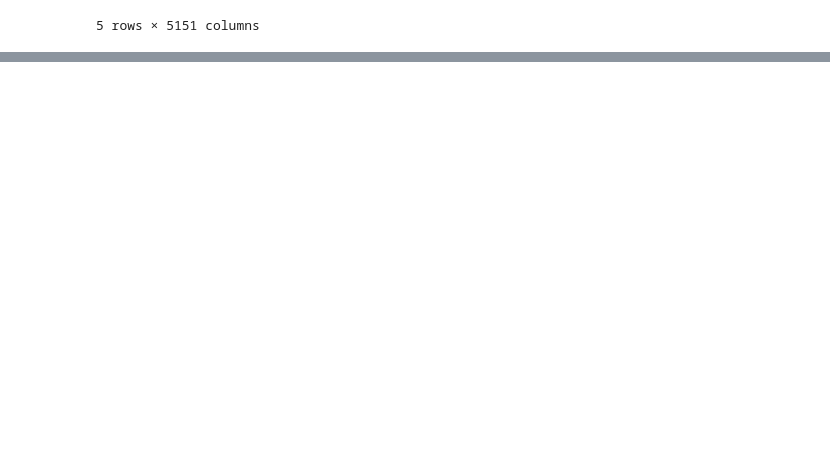
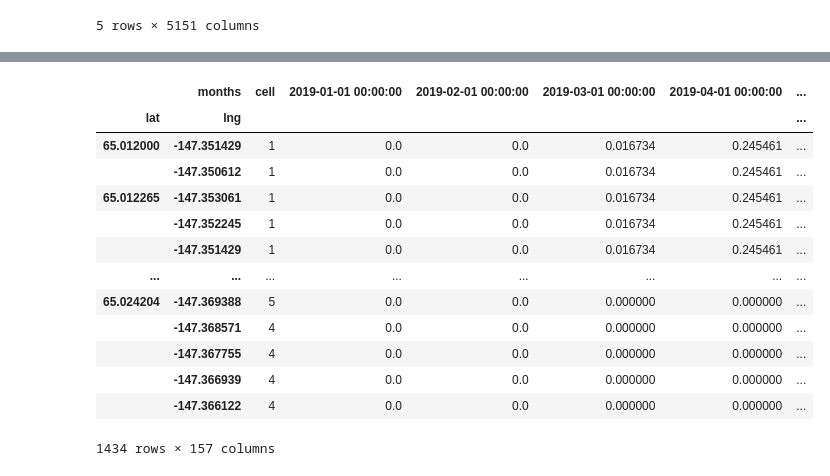
Before and after one commit to ChiefMetDing/FK_HL_Model_Remake, a Jupyter notebook: Scripts/py/recovery_calc.ipynb, the cells around one changed output, grey strips where cells are left out. Cells and saved outputs as stored; diff of their text form; code cells hidden in the pictures; blank space fills up the shorter version.

```diff
--- a/Scripts/py/recovery_calc.ipynb
+++ b/Scripts/py/recovery_calc.ipynb
@@ -142,3 +142,7 @@ cell_oz_df = blocks_oz_df.groupby(['cell']).sum()
 ## Export the data for visualization
 file_path = os.path.join('..','..','Resources','cells_oz.json')
 cell_oz_df.to_json(file_path)
+# %%
+blocks_oz_df.insert(0,"lat",blocks_df['lat'])
+blocks_oz_df.insert(1,"lng",blocks_df['lng'])
+blocks_oz_df.head()
@@ -144,0 +157,19 @@ cell_oz_df.to_json(file_path)
+# %%
+blocks_oz_df = blocks_oz_df.groupby(['lat','lng']).sum()
+# %%
+blocks_oz_df
+# %% [output]
+|  | months | cell | 2019-01-01 00:00:00 | 2019-02-01 00:00:00 | 2019-03-01 00:00:00 | 2019-04-01 00:00:00 | ... |
+| lat | lng |  |  |  |  |  | ... |
+| 65.012000 | -147.351429 | 1 | 0.0 | 0.0 | 0.016734 | 0.245461 | ... |
+|  | -147.350612 | 1 | 0.0 | 0.0 | 0.016734 | 0.245461 | ... |
+| 65.012265 | -147.353061 | 1 | 0.0 | 0.0 | 0.016734 | 0.245461 | ... |
+|  | -147.352245 | 1 | 0.0 | 0.0 | 0.016734 | 0.245461 | ... |
+|  | -147.351429 | 1 | 0.0 | 0.0 | 0.016734 | 0.245461 | ... |
+| ... | ... | ... | ... | ... | ... | ... | ... |
+| 65.024204 | -147.369388 | 5 | 0.0 | 0.0 | 0.000000 | 0.000000 | ... |
+|  | -147.368571 | 4 | 0.0 | 0.0 | 0.000000 | 0.000000 | ... |
+|  | -147.367755 | 4 | 0.0 | 0.0 | 0.000000 | 0.000000 | ... |
+|  | -147.366939 | 4 | 0.0 | 0.0 | 0.000000 | 0.000000 | ... |
+|  | -147.366122 | 4 | 0.0 | 0.0 | 0.000000 | 0.000000 | ... |
+1434 rows × 157 columns
```
Also changed, not shown: parts of 6 cells of this notebook, 5 other files.
